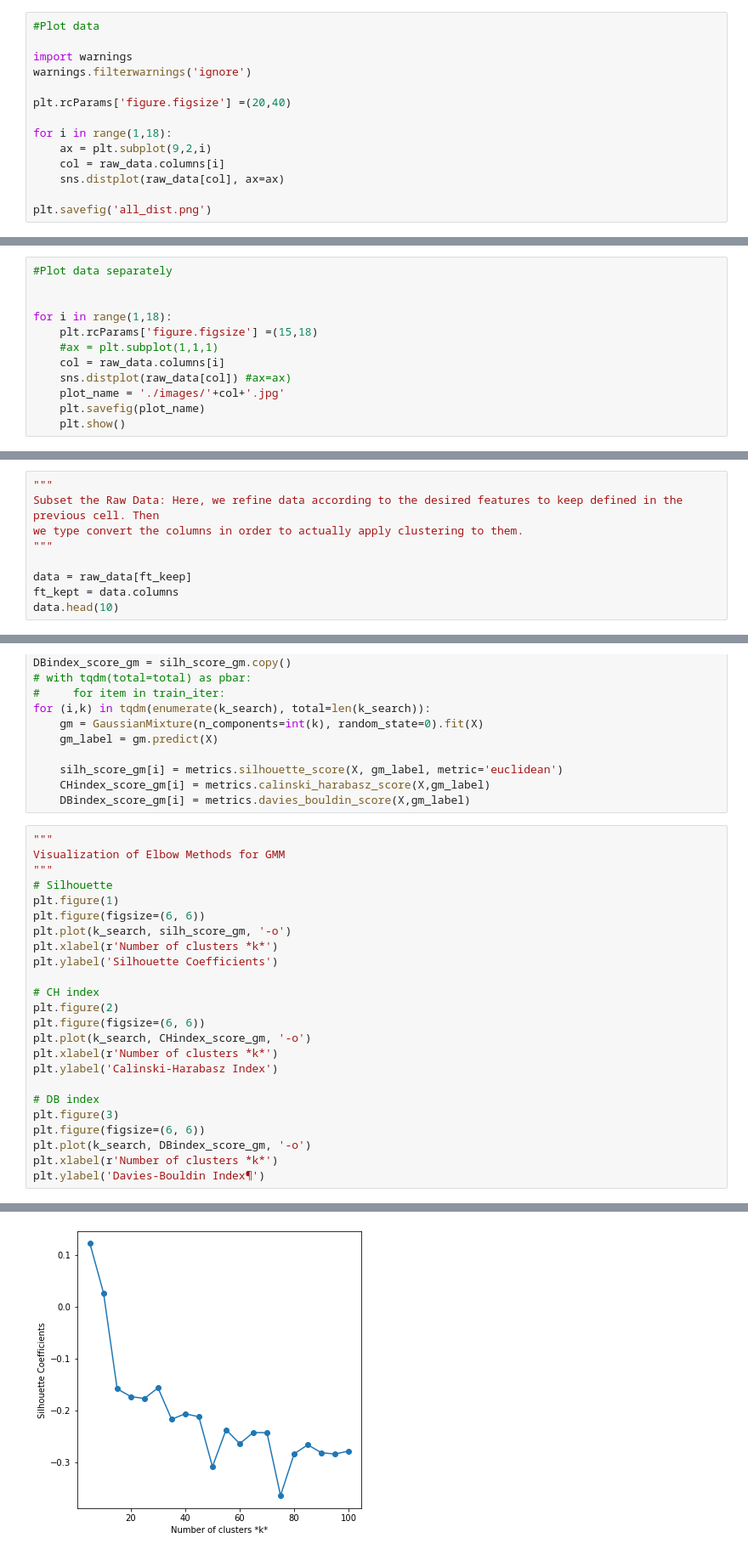
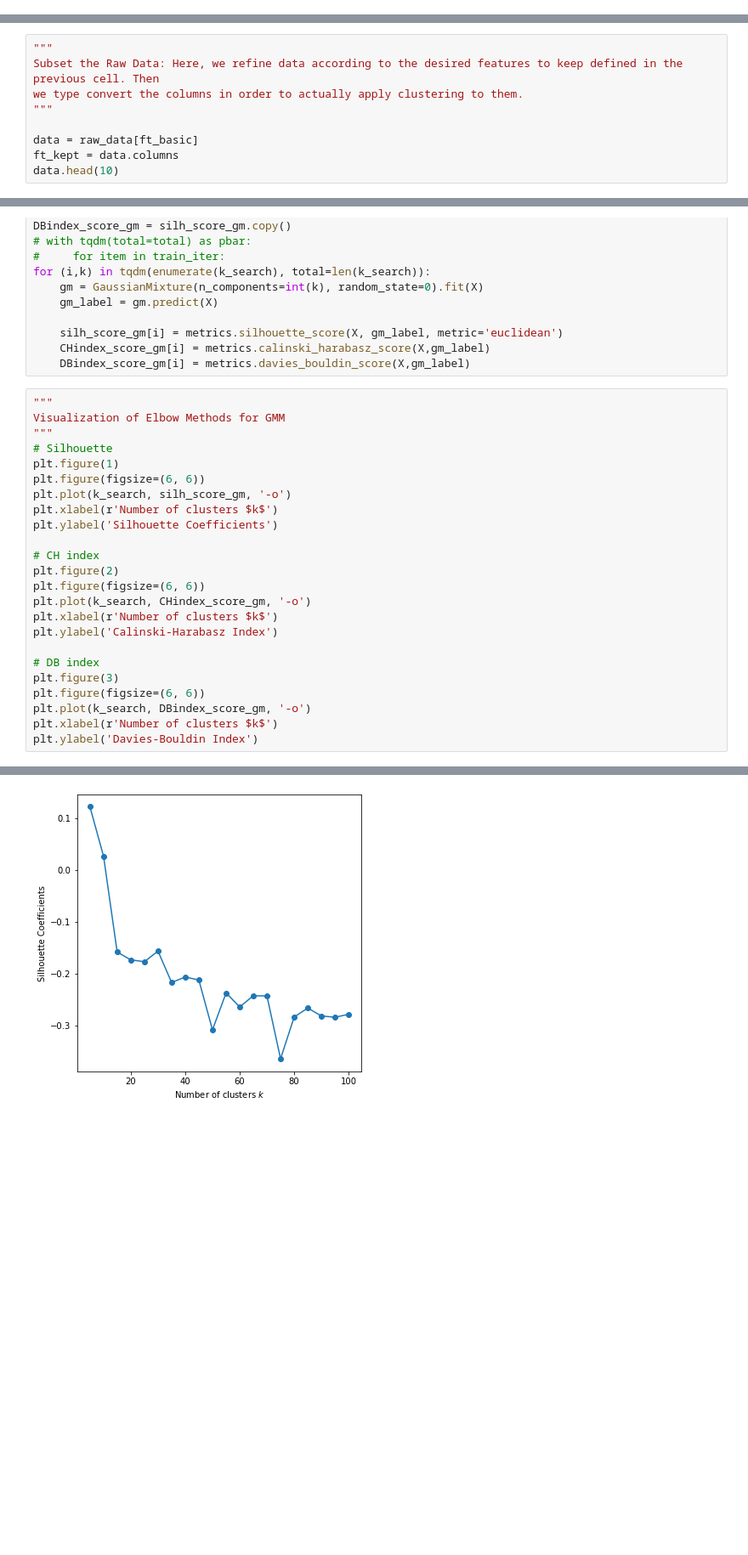
Before and after one commit to Addieduncan/customer-segmentation-project, a Jupyter notebook: inspect_data.ipynb, the cells around one changed output, grey strips where cells are left out. Shown: that part at 85% size. Drawn from its saved outputs; the diff is of its cells as text; blank space fills up the shorter version.

Commit message:
updated make_clean_data

```diff
--- a/inspect_data.ipynb
+++ b/inspect_data.ipynb
@@ -110,14 +97,0 @@ Index(['CUST_ID', 'BALANCE', 'BALANCE_FREQUENCY', 'PURCHASES',
-# %%
-#Plot data
-
-import warnings
-warnings.filterwarnings('ignore')
-
-plt.rcParams['figure.figsize'] =(20,40)
-
-for i in range(1,18):
-    ax = plt.subplot(9,2,i)
-    col = raw_data.columns[i]
-    sns.distplot(raw_data[col], ax=ax)
-
-plt.savefig('all_dist.png')
@@ -127,12 +97,0 @@ NameError: name 'sns' is not defined
-# %%
-#Plot data separately
-
-
-for i in range(1,18):
-    plt.rcParams['figure.figsize'] =(15,18)
-    #ax = plt.subplot(1,1,1)
-    col = raw_data.columns[i]
-    sns.distplot(raw_data[col]) #ax=ax)
-    plot_name = './images/'+col+'.jpg'
-    plt.savefig(plot_name)
-    plt.show()
@@ -195,7 +138,7 @@ Subset the Raw Data: Here, we refine data according to the desired features to k
 we type convert the columns in order to actually apply clustering to them.
 """
 
-data = raw_data[ft_keep]
+data = raw_data[ft_basic]
 ft_kept = data.columns
 data.head(10)
 # %% [output]
@@ -501,30 +399,30 @@ for (i,k) in tqdm(enumerate(k_search), total=len(k_search)):
 # %%
 """
 Visualization of Elbow Methods for GMM
 """
 # Silhouette
 plt.figure(1)
 plt.figure(figsize=(6, 6))
 plt.plot(k_search, silh_score_gm, '-o')
-plt.xlabel(r'Number of clusters *k*')
+plt.xlabel(r'Number of clusters $k$')
 plt.ylabel('Silhouette Coefficients')
 
 # CH index
 plt.figure(2)
 plt.figure(figsize=(6, 6))
 plt.plot(k_search, CHindex_score_gm, '-o')
-plt.xlabel(r'Number of clusters *k*')
+plt.xlabel(r'Number of clusters $k$')
 plt.ylabel('Calinski-Harabasz Index')
 
 # DB index
 plt.figure(3)
 plt.figure(figsize=(6, 6))
 plt.plot(k_search, DBindex_score_gm, '-o')
-plt.xlabel(r'Number of clusters *k*')
-plt.ylabel('Davies-Bouldin Index¶')
+plt.xlabel(r'Number of clusters $k$')
+plt.ylabel('Davies-Bouldin Index')
 # %% [output]
 Text(0, 0.5, 'Davies-Bouldin Index¶')
 <Figure size 432x288 with 0 Axes>
-[figure, old version]
+[figure, new version]
 [figure]
 [figure]
```
Also changed, not shown: parts of 11 cells of this notebook, 2 other files.
